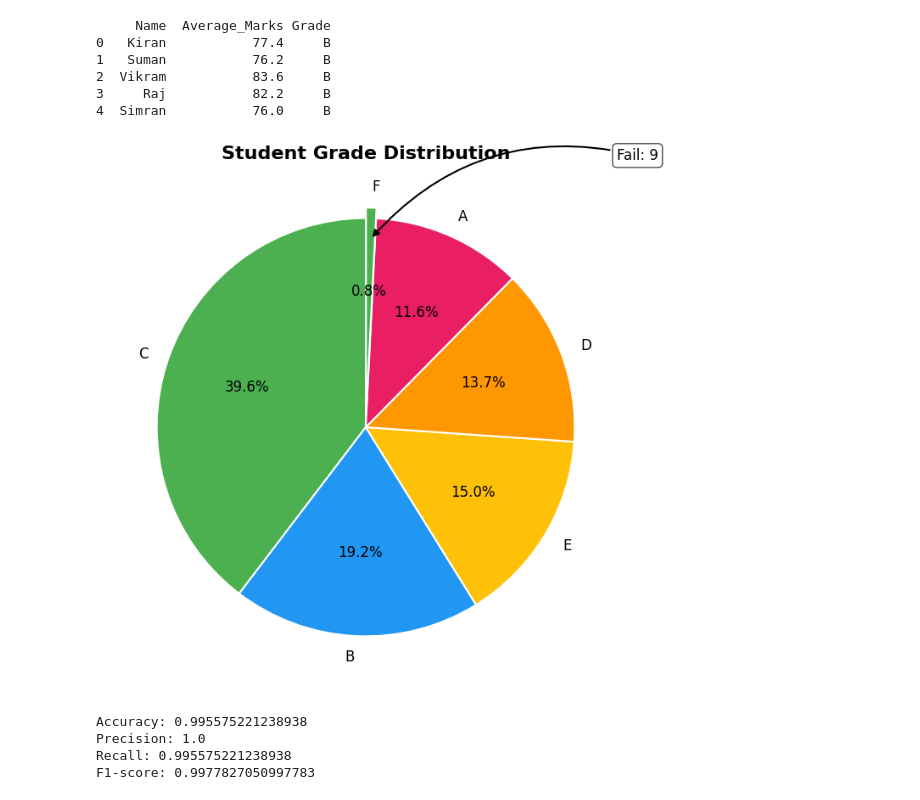
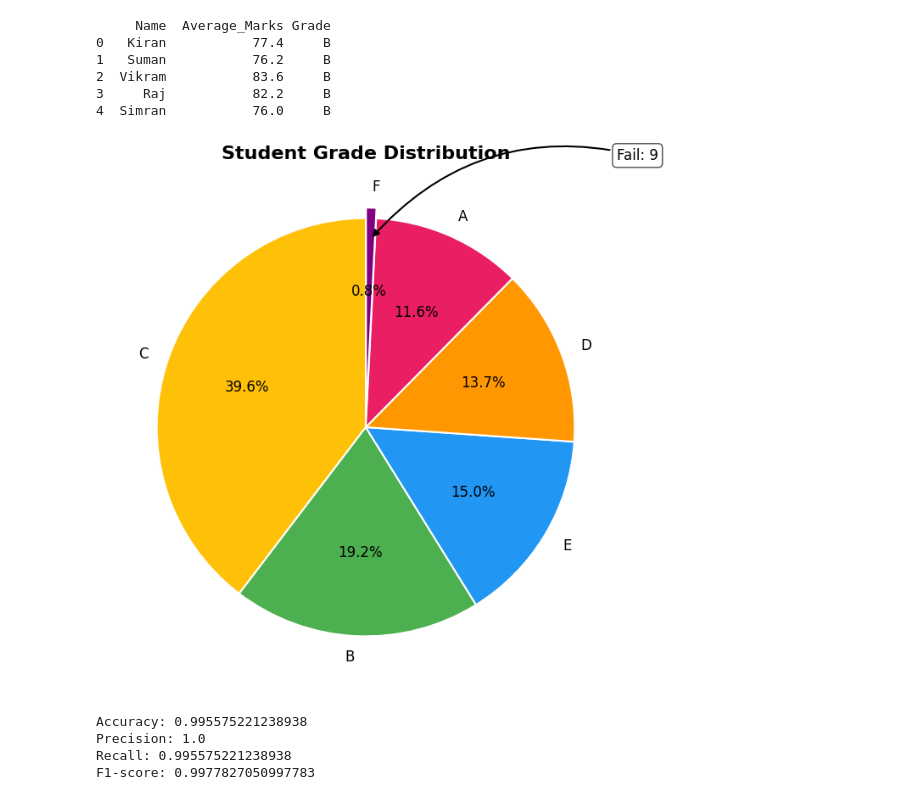
Before and after one commit to Asta-DL/student-performance, a Jupyter notebook: data_sci.ipynb, the cells around one changed output. Cells and saved outputs as stored; diff of their text form; code cells hidden in the pictures.

Commit message:
fix: pie chart colors

```diff
--- a/data_sci.ipynb
+++ b/data_sci.ipynb
@@ -94,7 +94,7 @@ print(df[["Name", "Average_Marks", "Grade"]].head())
 grade_counts = df["Grade"].value_counts()
 
 # Pie Chart
-colors = ['#4CAF50', '#2196F3', '#FFC107', '#FF9800', '#E91E63', '#800080']
+colors = ['#FFC107','#4CAF50', '#2196F3', '#FF9800', '#E91E63', '#800080']
 explode = [0.05 if val == grade_counts.min() else 0 for val in grade_counts]
 
 plt.figure(figsize=(8,8))
@@ -109,34 +109,34 @@ wedges, texts, autotexts = plt.pie(
     wedgeprops={'edgecolor':'white', 'linewidth':1.5}
 )
 
 # Style labels and percentages
 for text in texts + autotexts:
     text.set_fontsize(12)
     text.set_color('black')
 
 plt.title("Student Grade Distribution", fontsize=16, fontweight='bold')
 
 # Annotate the 'F' wedge
 f_index = list(grade_counts.index).index('F')
 f_wedge = wedges[f_index]
 angle = (f_wedge.theta2 + f_wedge.theta1) / 2
 x = np.cos(np.deg2rad(angle))
 y = np.sin(np.deg2rad(angle))
 
 plt.annotate(
     f"Fail: {grade_counts['F']}",
     xy=(0.9*x, 0.9*y),
     xytext=(1.3*np.sign(x), 1.3*y),
     ha='center',
     va='center',
     fontsize=12,
     bbox=dict(boxstyle="round,pad=0.3", fc="white", ec="black", alpha=0.7),
     arrowprops=dict(arrowstyle="-|>", connectionstyle="arc3,rad=0.3", color='black', lw=1.5)
 )
 
 plt.show()
 # %% [output]
-[figure, old version]
+[figure, new version]
 # %%
 # Binary Classification (Pass/Fail)
 
```
